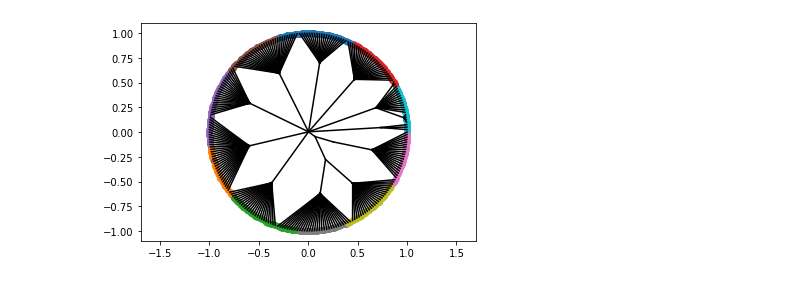
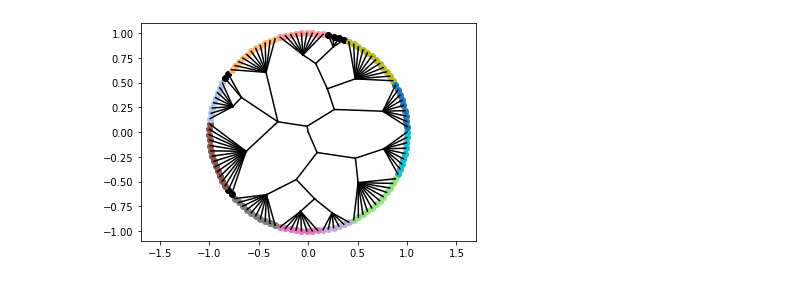
Before and after one commit to jxz12/MyFirstThesis, a Jupyter notebook: code/prune.ipynb, the cells around one changed output. Saved outputs shown, nothing was run; the diff lists cells and outputs as text; code cells hidden in the pictures.

```diff
--- a/code/prune.ipynb
+++ b/code/prune.ipynb
@@ -172,7 +184,7 @@ def route(root: TreeNode, G: nx.Graph, removeLCA=True, remove_intra=False, plot_
             x1,y1 = node2pos[node.parent]
             plt.plot([x0,x1],[-y0,-y1], color='k')
         if node.idx in colors.keys():
-            plt.scatter([x0],[y0], color=colors[node.idx])
+            plt.scatter([x0],[-y0], color=colors[node.idx])
         for child in node.children:
             drawtree(child)
 
@@ -287,9 +299,9 @@ def bundle(name, merge_dist=.1, tutte_expo=3, skip_lca=True, skip_intra=False, b
         print(svg, file=f)
     svg2png(bytestring=svg, write_to=f'bundled_{name}.png')
 # %%
-# bundle('karate', .1, 3, True, False, .95, .005, .2, .012)
-# bundle('football', .1, 3, True, False, .95, .002, .1, .01)
+# bundle('karate', .1, 3, True, False, .9, .005, .2, .012)
+bundle('football', .1, 3, True, False, .95, .002, .08, .01)
 # bundle('caltech', .1, 3, True, False, .9, .002, .005, .002)
-bundle('lfr', .1, 3, True, False, .9, .003, .1, .005)
+# bundle('lfr', .1, 3, True, False, .9, .003, .1, .005)
 # %% [output]
-[figure, old version]
+[figure, new version]
```
Also changed, not shown: parts of 1 cell of this notebook, 1 other file.
